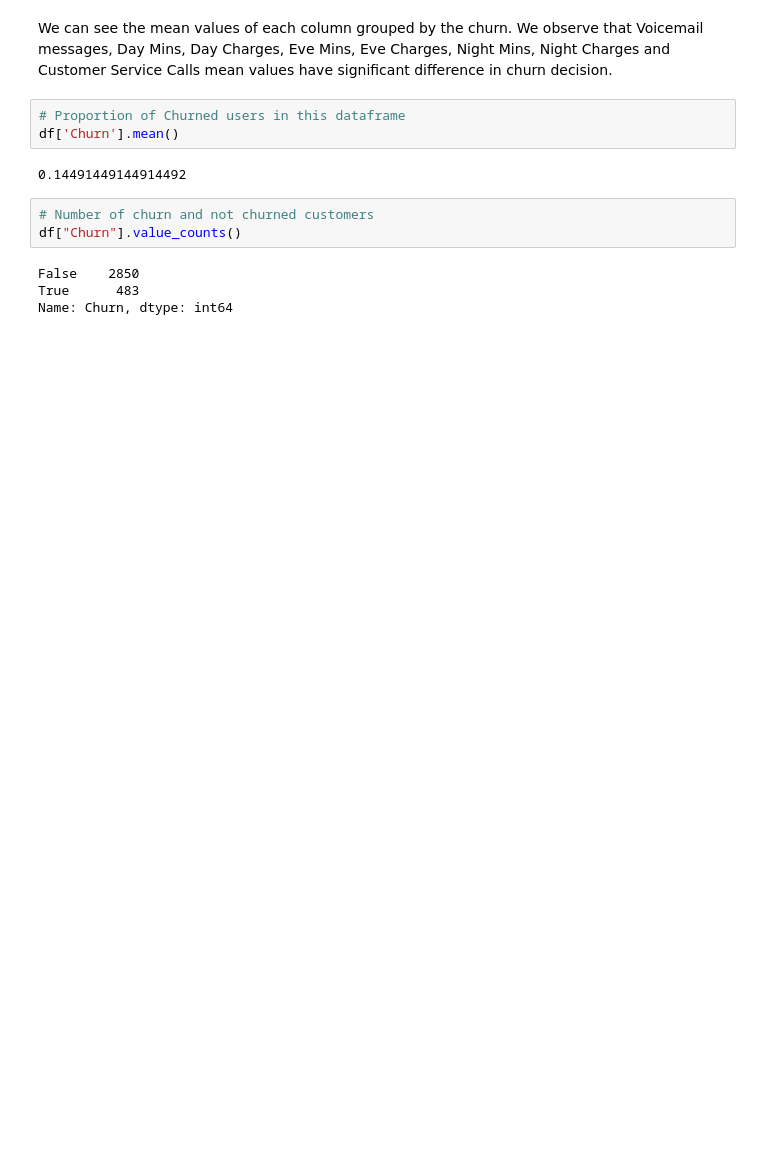
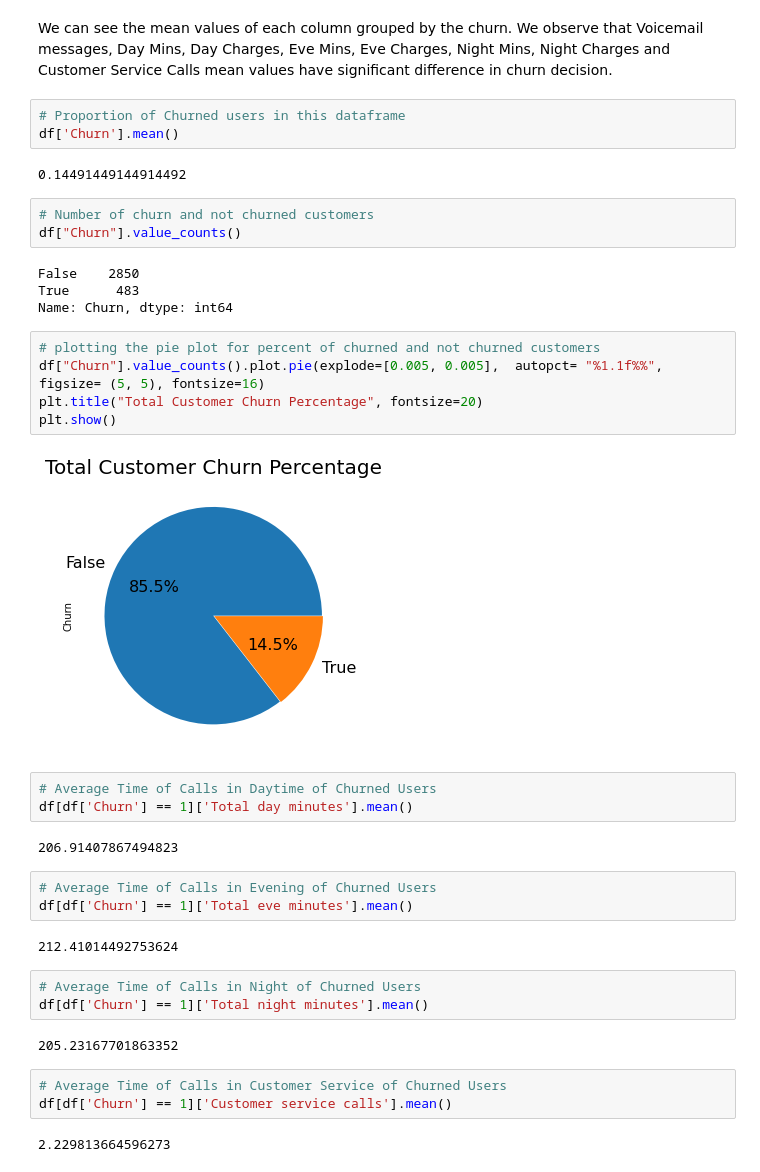
Before and after one commit to Prateek04Gupta/Telecom-Churn---EDA, a Jupyter notebook: Telecom_Churn_Analysis_Capstone_Project.ipynb, the cells around one changed output. Cells and saved outputs as stored; diff of their text form; blank space fills up the shorter version.

```diff
--- a/Telecom_Churn_Analysis_Capstone_Project.ipynb
+++ b/Telecom_Churn_Analysis_Capstone_Project.ipynb
@@ -195,3 +195,30 @@ df["Churn"].value_counts()
 False    2850
 True      483
 Name: Churn, dtype: int64
+# %%
+# plotting the pie plot for percent of churned and not churned customers
+df["Churn"].value_counts().plot.pie(explode=[0.005, 0.005],  autopct= "%1.1f%%", figsize= (5, 5), fontsize=16)
+plt.title("Total Customer Churn Percentage", fontsize=20)
+plt.show()
+# %% [output]
+[figure, added]
+# %%
+# Average Time of Calls in Daytime of Churned Users
+df[df['Churn'] == 1]['Total day minutes'].mean()
+# %% [output]
+206.91407867494823
+# %%
+# Average Time of Calls in Evening of Churned Users
+df[df['Churn'] == 1]['Total eve minutes'].mean()
+# %% [output]
+212.41014492753624
+# %%
+# Average Time of Calls in Night of Churned Users
+df[df['Churn'] == 1]['Total night minutes'].mean()
+# %% [output]
+205.23167701863352
+# %%
+# Average Time of Calls in Customer Service of Churned Users
+df[df['Churn'] == 1]['Customer service calls'].mean()
+# %% [output]
+2.229813664596273
```
Also changed, not shown: parts of 2 cells of this notebook.
